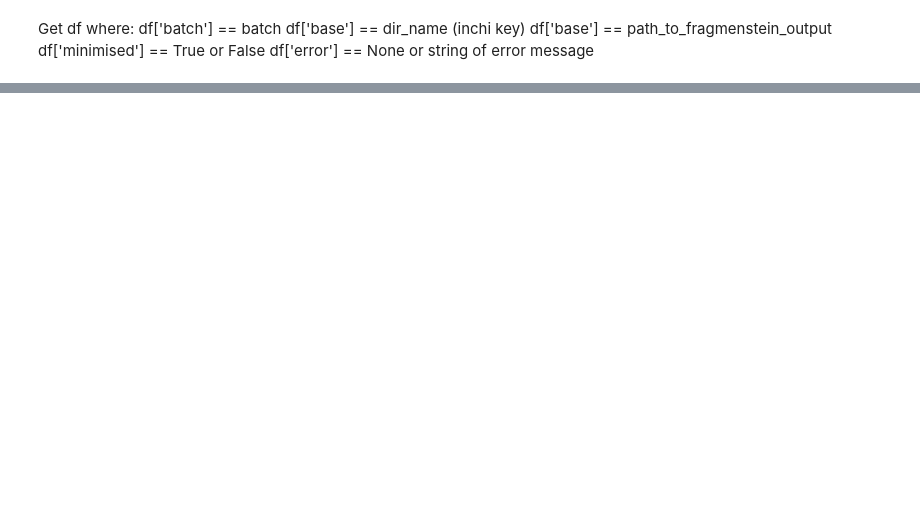
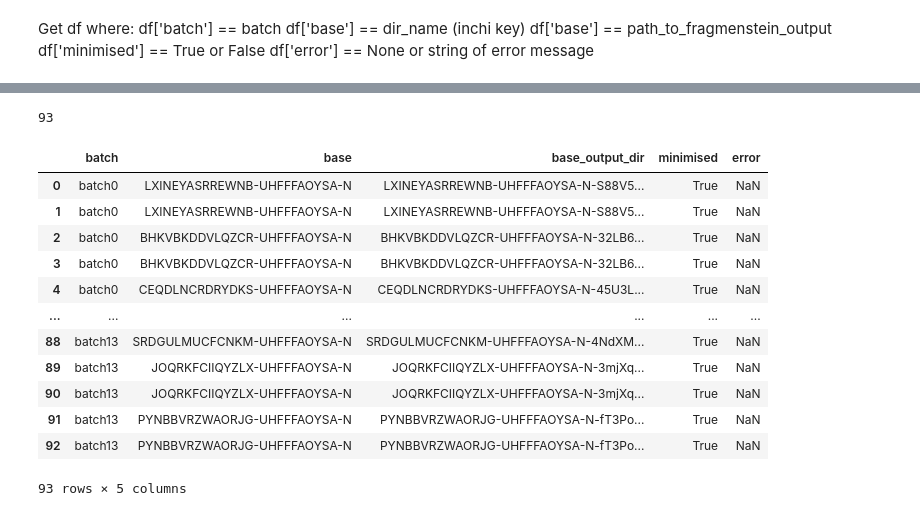
Before and after one commit to kate-fie/EV-A71-2A-syndirella-run, a Jupyter notebook: interrogate_failed_bases/get_all_bases.ipynb, the cells around one changed output, grey strips where cells are left out. Drawn from its saved outputs; the diff is of its cells as text; code cells hidden in the pictures; blank space fills up the shorter version.

Commit message:
bases data

```diff
--- a/interrogate_failed_bases/get_all_bases.ipynb
+++ b/interrogate_failed_bases/get_all_bases.ipynb
@@ -20,0 +94,3 @@ NameError: name 'glob' is not defined
+# %%
+base_dirs = all_base_dirs[3:]
+len(base_dirs)
@@ -20,0 +119,15 @@ NameError: name 'glob' is not defined
+# %%
+df = pd.DataFrame(columns=['batch', 'base', 'base_output_dir', 'minimised', 'error'])
+# %%
+batch = [batch.split('/')[0] for batch in base_dirs]
+base = [batch.split('/')[1] for batch in base_dirs]
+base_output = [batch.split('/')[-1] for batch in base_dirs]
+# %%
+# Check if base directories are found in mols list
+def is_base_dir_in_mols(base_dir, mols):
+    for mol in mols:
+        if base_dir in mol:
+            return True
+    return False
+minimised = [is_base_dir_in_mols(base1, mols) for base1 in base_output]
+minimised
@@ -20,0 +152,24 @@ NameError: name 'glob' is not defined
+# %%
+len(minimised)
+# %% [output]
+93
+# %%
+df['batch'] = batch
+df['base'] = base
+df['minimised'] = minimised
+df['base_output_dir'] = base_output
+df
+# %% [output]
+|  | batch | base | base_output_dir | minimised | error |
+| 0 | batch0 | LXINEYASRREWNB-UHFFFAOYSA-N | LXINEYASRREWNB-UHFFFAOYSA-N-S88V5... | True | NaN |
+| 1 | batch0 | LXINEYASRREWNB-UHFFFAOYSA-N | LXINEYASRREWNB-UHFFFAOYSA-N-S88V5... | True | NaN |
+| 2 | batch0 | BHKVBKDDVLQZCR-UHFFFAOYSA-N | BHKVBKDDVLQZCR-UHFFFAOYSA-N-32LB6... | True | NaN |
+| 3 | batch0 | BHKVBKDDVLQZCR-UHFFFAOYSA-N | BHKVBKDDVLQZCR-UHFFFAOYSA-N-32LB6... | True | NaN |
+| 4 | batch0 | CEQDLNCRDRYDKS-UHFFFAOYSA-N | CEQDLNCRDRYDKS-UHFFFAOYSA-N-45U3L... | True | NaN |
+| ... | ... | ... | ... | ... | ... |
+| 88 | batch13 | SRDGULMUCFCNKM-UHFFFAOYSA-N | SRDGULMUCFCNKM-UHFFFAOYSA-N-4NdXM... | True | NaN |
+| 89 | batch13 | JOQRKFCIIQYZLX-UHFFFAOYSA-N | JOQRKFCIIQYZLX-UHFFFAOYSA-N-3mjXq... | True | NaN |
+| 90 | batch13 | JOQRKFCIIQYZLX-UHFFFAOYSA-N | JOQRKFCIIQYZLX-UHFFFAOYSA-N-3mjXq... | True | NaN |
+| 91 | batch13 | PYNBBVRZWAORJG-UHFFFAOYSA-N | PYNBBVRZWAORJG-UHFFFAOYSA-N-fT3Po... | True | NaN |
+| 92 | batch13 | PYNBBVRZWAORJG-UHFFFAOYSA-N | PYNBBVRZWAORJG-UHFFFAOYSA-N-fT3Po... | True | NaN |
+93 rows × 5 columns
```
Also changed, not shown: parts of 11 cells of this notebook.
